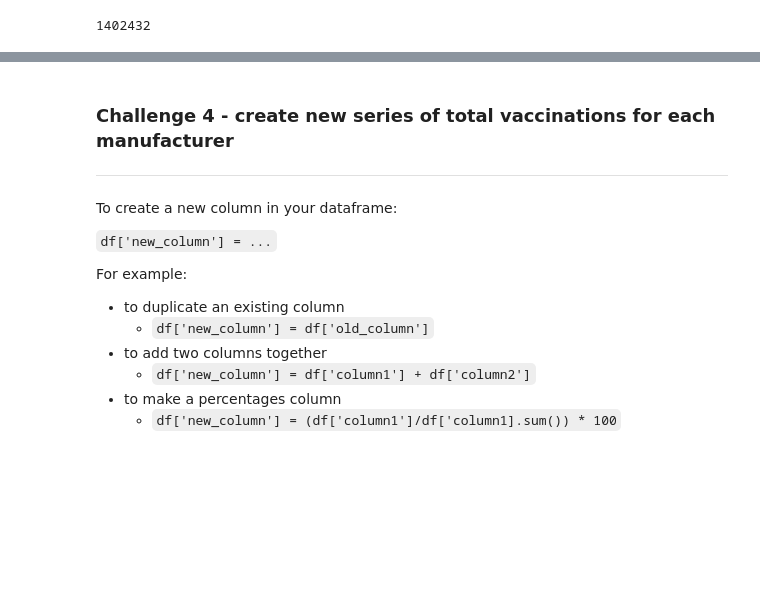
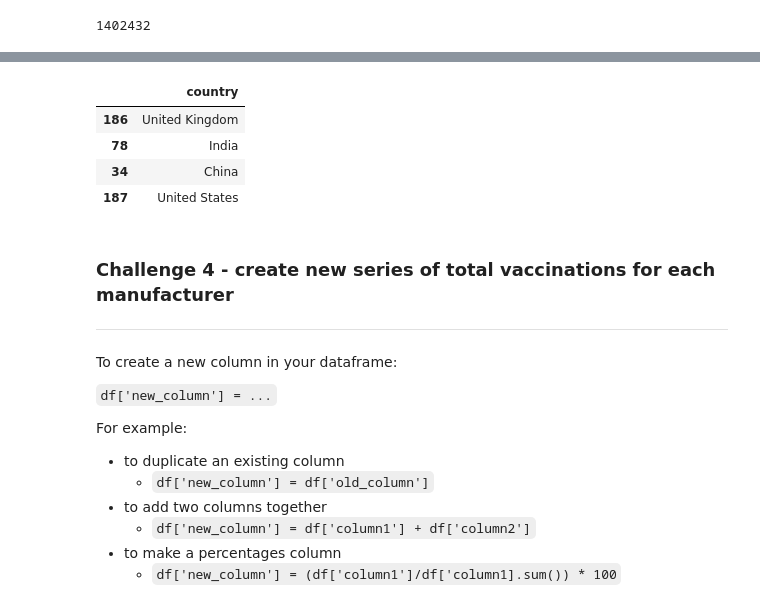
Before and after one commit to Jojomaque/DataScience, a Jupyter notebook: JOJONormalising_challenges.ipynb, the cells around one changed output, grey strips where cells are left out. Saved outputs shown, nothing was run; the diff lists cells and outputs as text; code cells hidden in the pictures; blank space fills up the shorter version.

```diff
--- a/JOJONormalising_challenges.ipynb
+++ b/JOJONormalising_challenges.ipynb
@@ -365,3 +392,22 @@ min_total_vac_round
+# %%
+#Display the countries for which total vaccinated is at the same rate or more than the UK
+df = pd.read_excel('https://github.com/lilaceri/Working-with-data-/blob/342abab10d93c4bf23b5c55a50f189f12a137c5f/Data%20Sets%20for%20code%20divisio/Covid%20Vaccination%20Data.xlsx?raw=true')
+
+df = df.dropna(subset=["total_vaccinations"])
+df_country  = df.groupby(['country'])[['country','total_vaccinations']].sum().reset_index().sort_values(['total_vaccinations'])
+df_country
+# df_uk = df_country[df_country.country == 'United Kingdom']["total_vaccinations"]
+
+result = df_country.loc[df_country['total_vaccinations'] >= 2748464937 , ['country']]
+result
+# # new_uk = int(df_uk)
+# # new_uk
+# %% [output]
+|  | country |
+| 186 | United Kingdom |
+| 78 | India |
+| 34 | China |
+| 187 | United States |
 # %% [markdown]
 ### Challenge 4 - create new series of total vaccinations for each manufacturer
 ---
```
Also changed, not shown: parts of 4 cells of this notebook.
